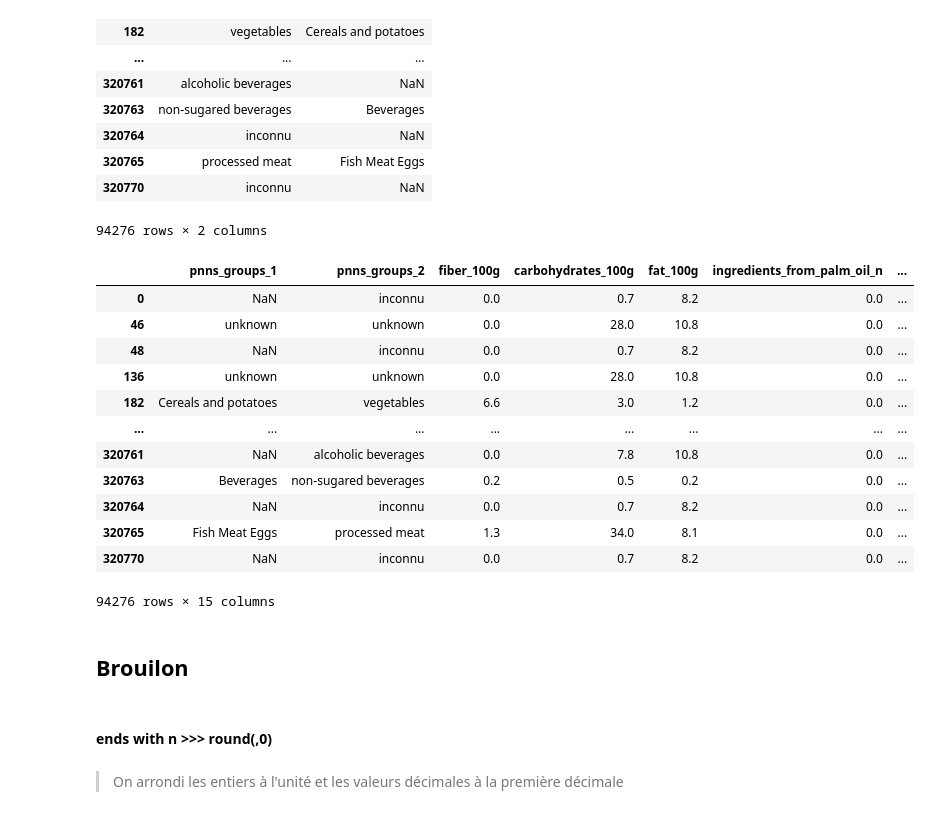
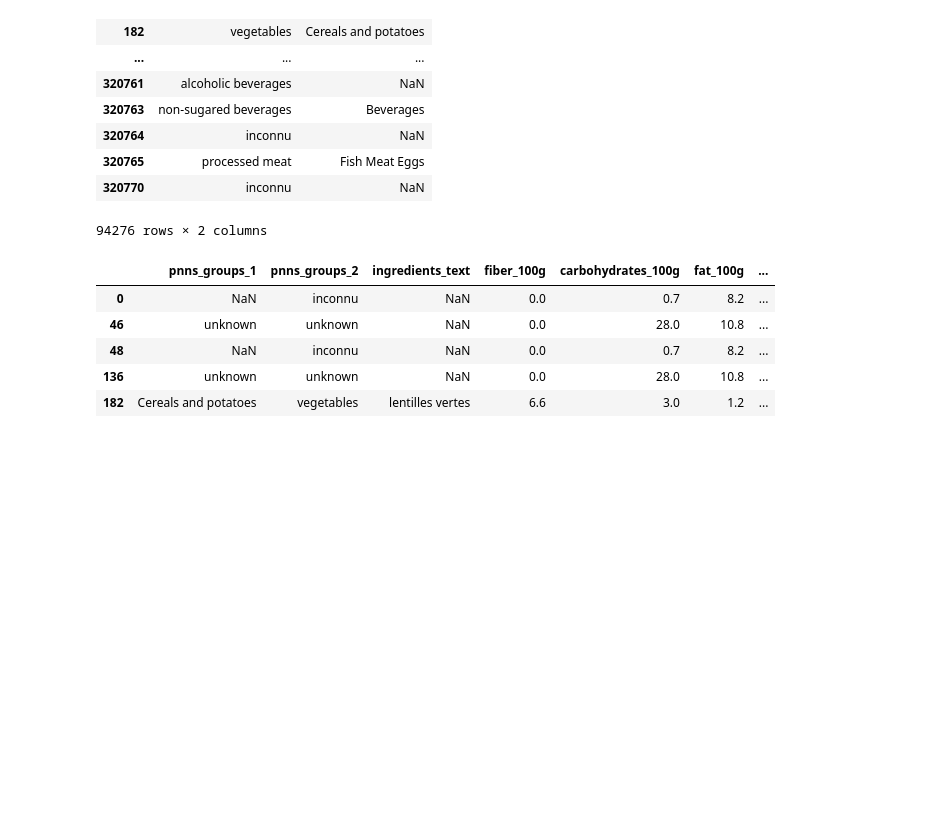
Before and after one commit to ArhurK/P3-Concevez-une-application-au-service-de-la-sante-publique, a Jupyter notebook: P3.ipynb, the cells around one changed output. Cells and saved outputs as stored; diff of their text form; code cells hidden in the pictures; blank space fills up the shorter version.

```diff
--- a/P3.ipynb
+++ b/P3.ipynb
@@ -998,24 +993,12 @@ data_fr_2[['pnns_groups_2','pnns_groups_1']]
 | 320770 | inconnu | NaN |
 94276 rows × 2 columns
 # %%
-data_fr_2[['pnns_groups_1','pnns_groups_2']].merge(df_impute,how='outer',left_index=True, right_index=True)
+db = data_fr_2[['pnns_groups_1','pnns_groups_2','ingredients_text']].merge(df_impute,how='outer',left_index=True, right_index=True)
+db.head(5)
 # %% [output]
-|  | pnns_groups_1 | pnns_groups_2 | fiber_100g | carbohydrates_100g | fat_100g | ingredients_from_palm_oil_n | ... |
-| 0 | NaN | inconnu | 0.0 | 0.7 | 8.2 | 0.0 | ... |
-| 46 | unknown | unknown | 0.0 | 28.0 | 10.8 | 0.0 | ... |
-| 48 | NaN | inconnu | 0.0 | 0.7 | 8.2 | 0.0 | ... |
-| 136 | unknown | unknown | 0.0 | 28.0 | 10.8 | 0.0 | ... |
-| 182 | Cereals and potatoes | vegetables | 6.6 | 3.0 | 1.2 | 0.0 | ... |
-| ... | ... | ... | ... | ... | ... | ... | ... |
-| 320761 | NaN | alcoholic beverages | 0.0 | 7.8 | 10.8 | 0.0 | ... |
-| 320763 | Beverages | non-sugared beverages | 0.2 | 0.5 | 0.2 | 0.0 | ... |
-| 320764 | NaN | inconnu | 0.0 | 0.7 | 8.2 | 0.0 | ... |
-| 320765 | Fish Meat Eggs | processed meat | 1.3 | 34.0 | 8.1 | 0.0 | ... |
-| 320770 | NaN | inconnu | 0.0 | 0.7 | 8.2 | 0.0 | ... |
+|  | pnns_groups_1 | pnns_groups_2 | ingredients_text | fiber_100g | carbohydrates_100g | fat_100g | ... |
+| 0 | NaN | inconnu | NaN | 0.0 | 0.7 | 8.2 | ... |
+| 46 | unknown | unknown | NaN | 0.0 | 28.0 | 10.8 | ... |
+| 48 | NaN | inconnu | NaN | 0.0 | 0.7 | 8.2 | ... |
+| 136 | unknown | unknown | NaN | 0.0 | 28.0 | 10.8 | ... |
+| 182 | Cereals and potatoes | vegetables | lentilles vertes | 6.6 | 3.0 | 1.2 | ... |
-94276 rows × 15 columns
-# %% [markdown]
-## Brouilon
-# %% [markdown]
-#### ends with n >>> round(,0)
-# %% [markdown]
-> On arrondi les entiers à l'unité et les valeurs décimales à la première décimale
```
Also changed, not shown: parts of 52 cells of this notebook.
